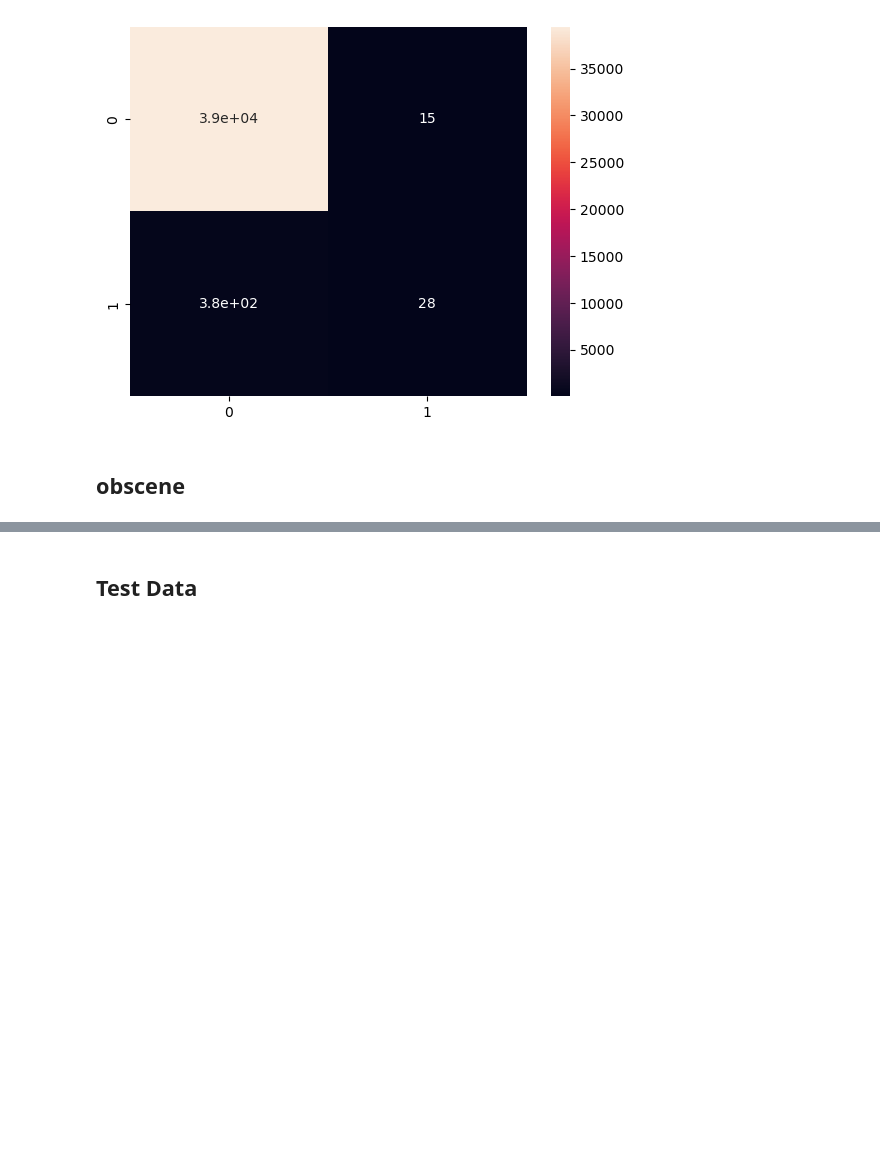
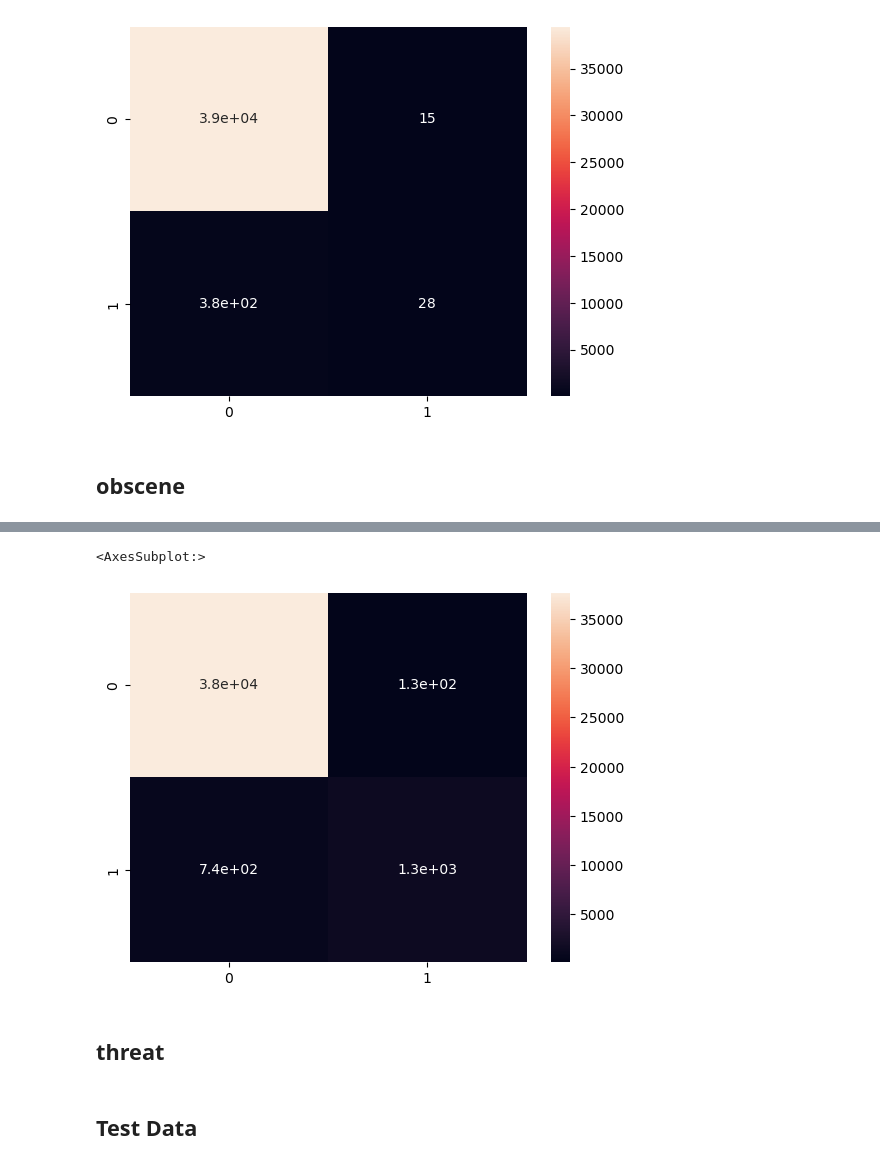
Before and after one commit to CcDenn/ItML_Project_1_Students, a Jupyter notebook: proj_1_start.ipynb, the cells around one changed output, grey strips where cells are left out. Cells and saved outputs as stored; diff of their text form; code cells hidden in the pictures; blank space fills up the shorter version.

```diff
--- a/proj_1_start.ipynb
+++ b/proj_1_start.ipynb
@@ -224,0 +238,7 @@ pipe_nb_obscene.fit(X_obscene, y_obscene.ravel())
+# %%
+sns.heatmap(confusion_matrix(y_test_obscene, preds_obscene), annot=True)
+# %% [output]
+<AxesSubplot:>
+[figure, added]
+# %% [markdown]
+## threat
```
Also changed, not shown: parts of 4 cells of this notebook.
